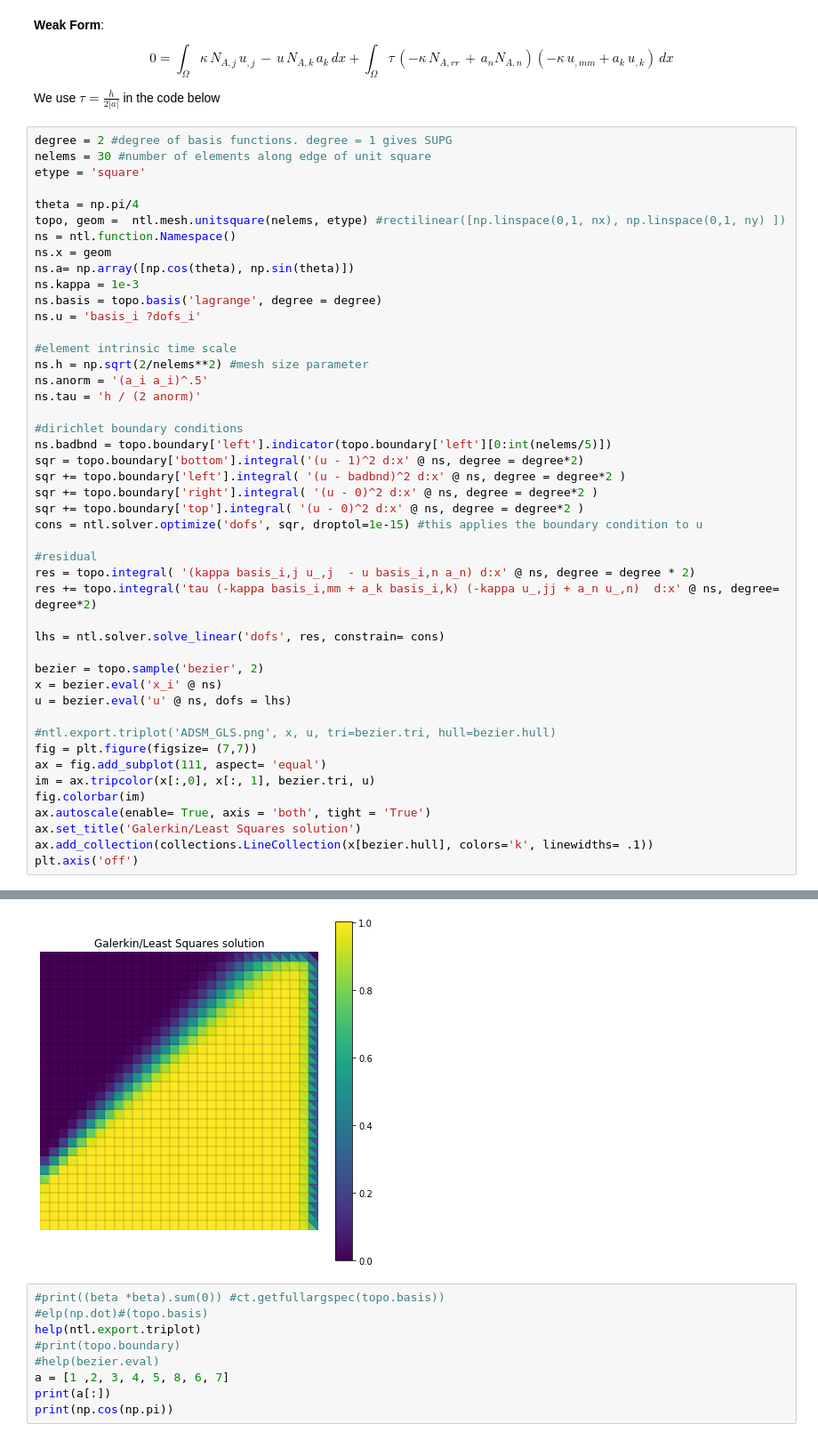
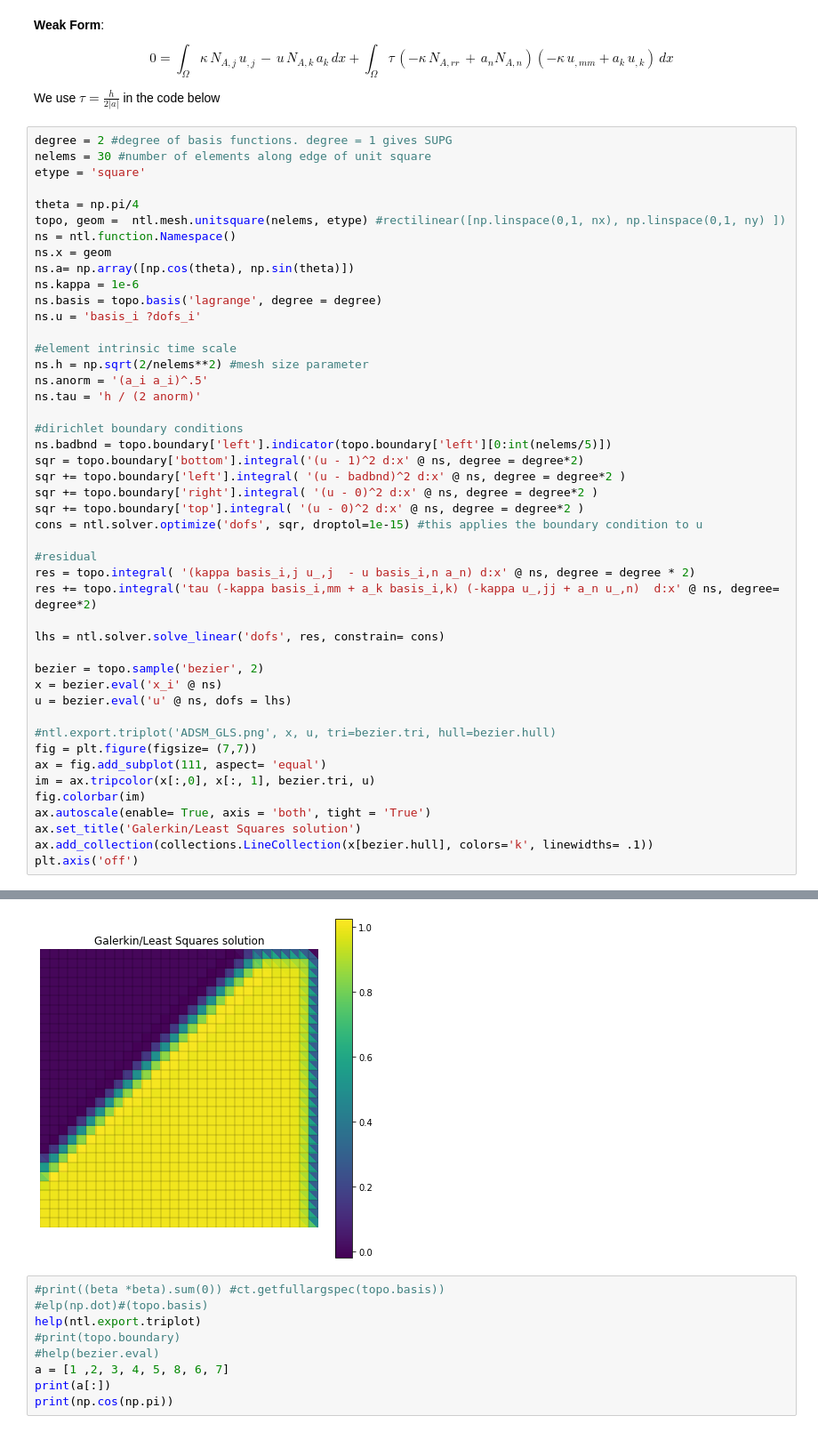
Before and after one commit to fabaidoo/AdvectionDominatedSkewMesh, a Jupyter notebook: AdvectionDominatedSkewMesh.ipynb, the cells around one changed output, grey strips where cells are left out. Shown: that part at 89% size. Cells and saved outputs as stored; diff of their text form.

```diff
--- a/AdvectionDominatedSkewMesh.ipynb
+++ b/AdvectionDominatedSkewMesh.ipynb
@@ -160,7 +163,7 @@ topo, geom =  ntl.mesh.unitsquare(nelems, etype) #rectilinear([np.linspace(0,1,
 ns = ntl.function.Namespace()
 ns.x = geom
 ns.a= np.array([np.cos(theta), np.sin(theta)])
-ns.kappa = 1e-3
+ns.kappa = 1e-6
 ns.basis = topo.basis('lagrange', degree = degree)
 ns.u = 'basis_i ?dofs_i'
 
@@ -206,5 +210,5 @@ solve > solver returned with residual 4e-16
 (0.0, 1.0000000000000004, 0.0, 1.0000000000000002)
-[figure, old version]
+[figure, new version]
 # %%
 #print((beta *beta).sum(0)) #ct.getfullargspec(topo.basis))
 #elp(np.dot)#(topo.basis)
```
Also changed, not shown: parts of 4 cells of this notebook, 3 other files.
